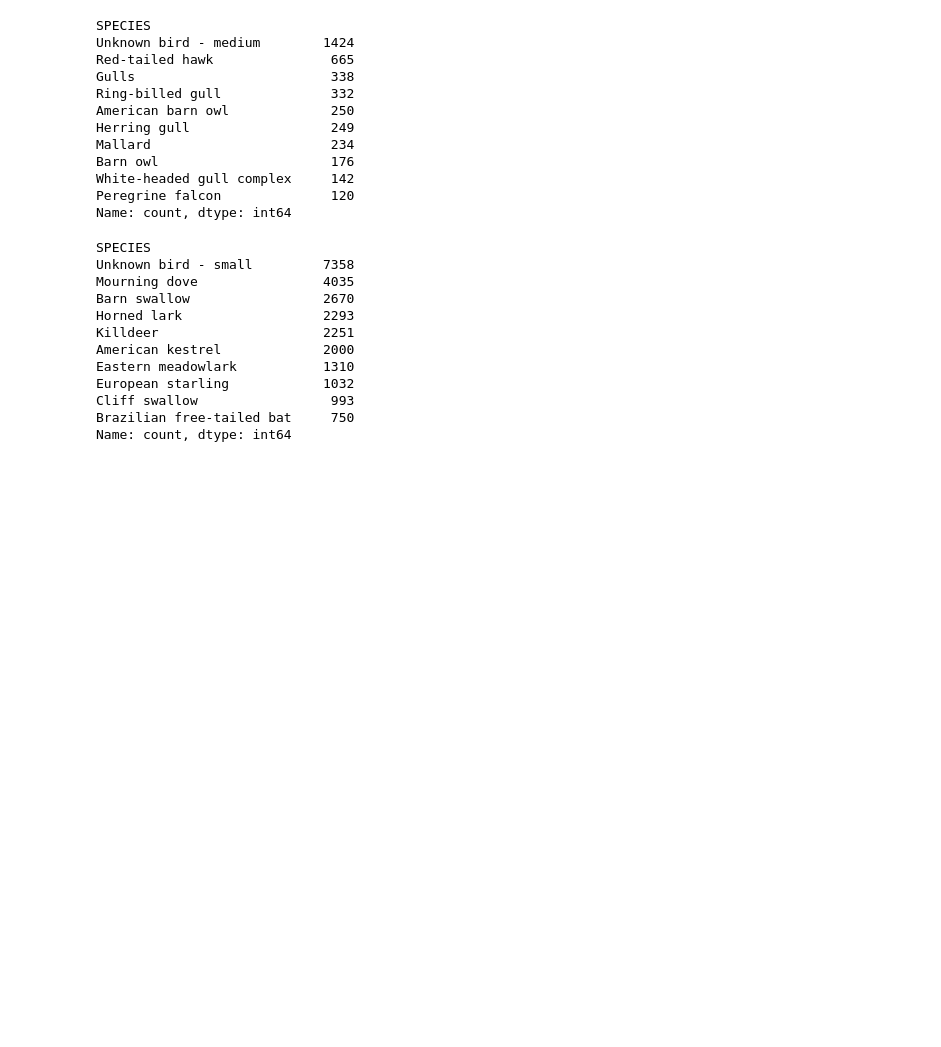
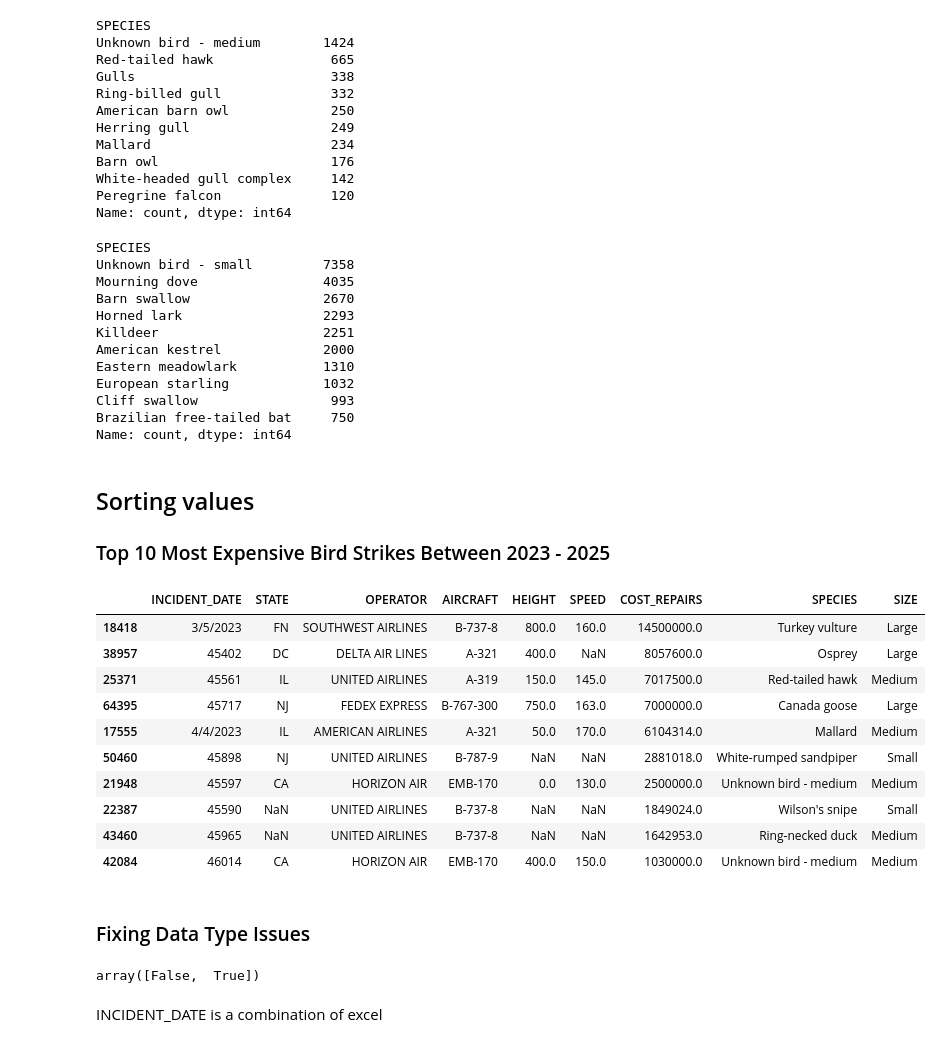
Before and after one commit to notepadnomad/FAA-Wildlife-Strike-EDA, a Jupyter notebook: Notebooks/Initial_Analysis.ipynb, the cells around one changed output. Saved outputs shown, nothing was run; the diff lists cells and outputs as text; code cells hidden in the pictures; blank space fills up the shorter version.

Commit message:
Added a couple of more data points

```diff
--- a/Notebooks/Initial_Analysis.ipynb
+++ b/Notebooks/Initial_Analysis.ipynb
@@ -42,3 +42,5 @@ memory usage: 34.1+ MB
 df.duplicated().sum()
 # %% [output]
 np.int64(0)
+# %%
+df_clean = df[['INCIDENT_DATE','STATE','OPERATOR','AIRCRAFT','HEIGHT','SPEED','COST_REPAIRS','SPECIES','SIZE','NUM_STRUCK']]
@@ -303,3 +309,27 @@ European starling            1032
 Cliff swallow                 993
 Brazilian free-tailed bat     750
 Name: count, dtype: int64
+# %% [markdown]
+## Sorting values
+### Top 10 Most Expensive Bird Strikes Between 2023 - 2025
+# %%
+df_clean.sort_values(by='COST_REPAIRS', ascending=False).head(10)
+# %% [output]
+|  | INCIDENT_DATE | STATE | OPERATOR | AIRCRAFT | HEIGHT | SPEED | COST_REPAIRS | SPECIES | SIZE |
+| 18418 | 3/5/2023 | FN | SOUTHWEST AIRLINES | B-737-8 | 800.0 | 160.0 | 14500000.0 | Turkey vulture | Large |
+| 38957 | 45402 | DC | DELTA AIR LINES | A-321 | 400.0 | NaN | 8057600.0 | Osprey | Large |
+| 25371 | 45561 | IL | UNITED AIRLINES | A-319 | 150.0 | 145.0 | 7017500.0 | Red-tailed hawk | Medium |
+| 64395 | 45717 | NJ | FEDEX EXPRESS | B-767-300 | 750.0 | 163.0 | 7000000.0 | Canada goose | Large |
+| 17555 | 4/4/2023 | IL | AMERICAN AIRLINES | A-321 | 50.0 | 170.0 | 6104314.0 | Mallard | Medium |
+| 50460 | 45898 | NJ | UNITED AIRLINES | B-787-9 | NaN | NaN | 2881018.0 | White-rumped sandpiper | Small |
+| 21948 | 45597 | CA | HORIZON AIR | EMB-170 | 0.0 | 130.0 | 2500000.0 | Unknown bird - medium | Medium |
+| 22387 | 45590 | NaN | UNITED AIRLINES | B-737-8 | NaN | NaN | 1849024.0 | Wilson's snipe | Small |
+| 43460 | 45965 | NaN | UNITED AIRLINES | B-737-8 | NaN | NaN | 1642953.0 | Ring-necked duck | Medium |
+| 42084 | 46014 | CA | HORIZON AIR | EMB-170 | 400.0 | 150.0 | 1030000.0 | Unknown bird - medium | Medium |
+# %% [markdown]
+### Fixing Data Type Issues
+# %%
+df[['IMAGE', 'TRANSFER']].dtypes
+df['IMAGE'].unique()
+# %% [output]
+array([False,  True])
@@ -305,0 +338,2 @@ Name: count, dtype: int64
+# %% [markdown]
+INCIDENT_DATE is a combination of excel
```
Also changed, not shown: parts of 3 cells of this notebook.
